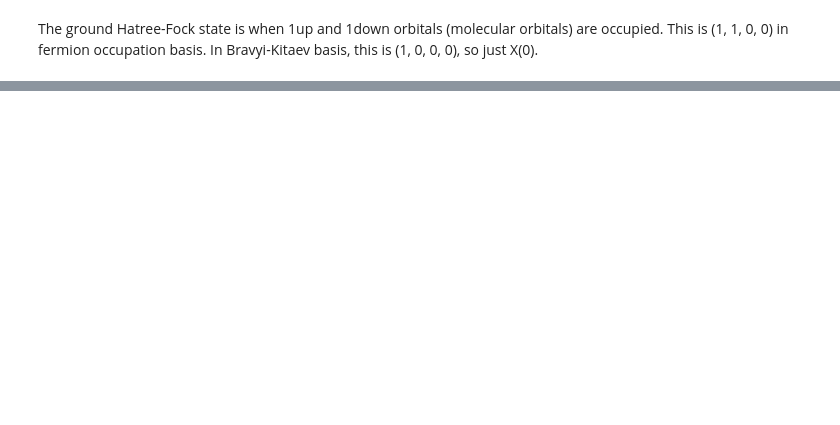
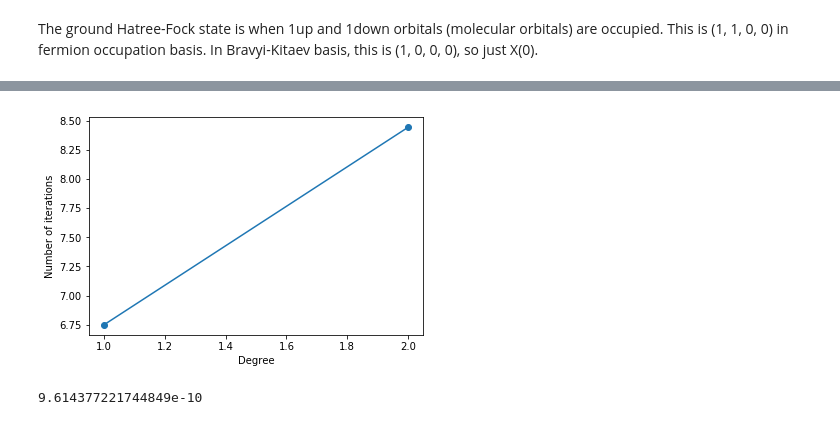
Before and after one commit to mingyu-kang/cs269q_openfermion, a Jupyter notebook: Hydrogen UCC.ipynb, the cells around one changed output, grey strips where cells are left out. Saved outputs shown, nothing was run; the diff lists cells and outputs as text; code cells hidden in the pictures; blank space fills up the shorter version.

```diff
--- a/Hydrogen UCC.ipynb
+++ b/Hydrogen UCC.ipynb
@@ -24,6 +24,10 @@ from openfermion.hamiltonians import MolecularData, load_molecular_hamiltonian
 # %%
 sim = WavefunctionSimulator()
 numQubit = 4
+class Track:
+    def __init__(self):
+        self.cnt = 0
+
 
 def solve_vqe_ucc_h2(hamiltonian: PauliSum, degree) -> float:
     # Construct a variational quantum eigensolver solution to find the lowest
@@ -39,6 +43,11 @@ def solve_vqe_ucc_h2(hamiltonian: PauliSum, degree) -> float:
         numParams = 3
     params_init = np.random.rand(numParams)*0.5-0.25
 
+    track = Track()
+
+    def inc(t, xk):
+        t.cnt += 1
+
     def ansatz_energy(params):
         p = None
         p = Program()
@@ -50,27 +59,25 @@ def solve_vqe_ucc_h2(hamiltonian: PauliSum, degree) -> float:
         double_amp = []
 
         # occupied: 0,1 unoccupied: 2,3
-        count = 0
-        single_amp.append([[2,0], params[count]])
-        count += 1
-        single_amp.append([[3,1], params[count]])
-        count += 1
+        single_amp.append([[2,0], params[0]])
+        single_amp.append([[3,1], params[1]])
 
         if degree >= 2:
-            double_amp.append([[2,0,3,1], params[count]])
+            double_amp.append([[2,0,3,1], params[2]])
 
         ucc_gen = uccsd_generator(single_amp, double_amp)
-        ucc_program = exponentiate(bravyi_kitaev(ucc_gen)/(-1j))
+        ucc_gen_qubitop = bravyi_kitaev(ucc_gen)
+        try:
+            ucc_program = exponentiate(ucc_gen_qubitop/(-1j))
+        except:
+            ucc_program = I(0)
         p += ucc_program
 
         energy = sim.expectation(p, hamiltonian).real
         return energy
 
-    option = {}
-    option['disp']=True
-    params_answer = minimize(ansatz_energy, params_init, method='L-BFGS-B', options=option).x
-    #print(params_answer)
-    return ansatz_energy(params_answer)
+    params_answer = minimize(ansatz_energy, params_init, method='L-BFGS-B', callback=functools.partial(inc, track)).x
+    return ansatz_energy(params_answer), track.cnt
 # %%
 def get_ground_energy_ucc_h2(interaction_hamil, degree):
     fermionop_hamil = FermionOperator()
@@ -187,0 +186,11 @@ print(np.mean(acc))
+# %%
+plt.plot([1,2], vqe_iter_mean, 'o-')
+plt.ylabel('Number of iterations')
+plt.xlabel('Degree')
+plt.show()
+# %% [output]
+[figure, added]
+# %%
+print(max(max(vqe_ground_energies_std)))
+# %% [output]
+9.614377221744849e-10
```
Also changed, not shown: parts of 4 cells of this notebook, 4 other files.
